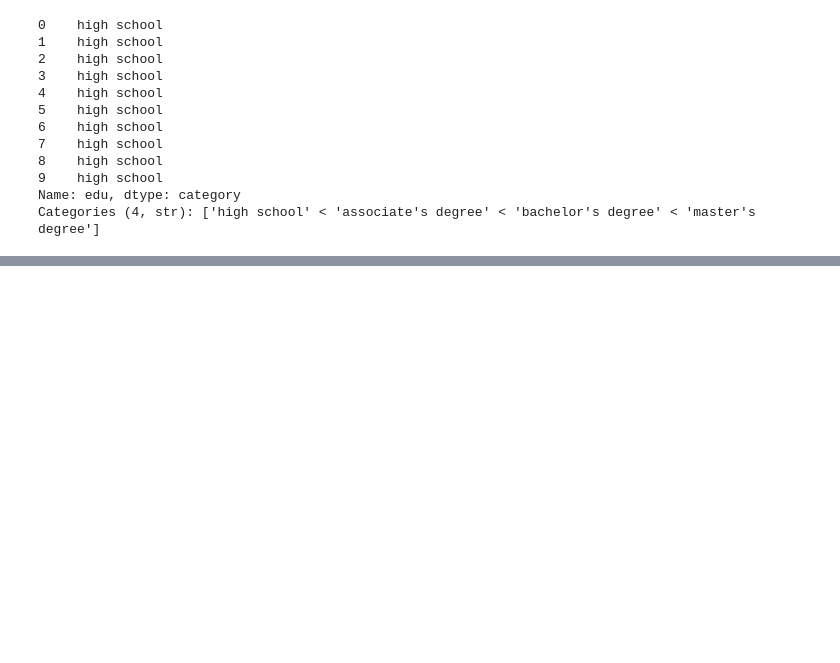
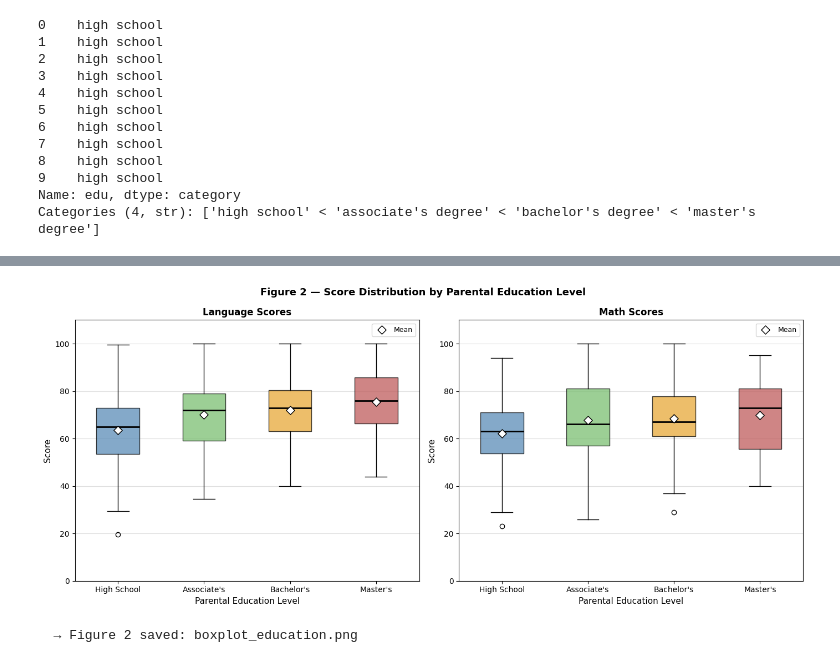
Before and after one commit to adamghrty4/tu-pr, a Jupyter notebook: Desktop/DR_UNI_PR/src/question2.ipynb, the cells around one changed output, grey strips where cells are left out. Drawn from its saved outputs; the diff is of its cells as text; code cells hidden in the pictures; blank space fills up the shorter version.

```diff
--- a/Desktop/DR_UNI_PR/src/question2.ipynb
+++ b/Desktop/DR_UNI_PR/src/question2.ipynb
@@ -53,0 +96,45 @@ Categories (4, str): ['high school' < 'associate's degree' < 'bachelor's degree'
+# %%
+fig, axes = plt.subplots(1, 2, figsize=(14, 6))
+fig.suptitle('Figure 2 — Score Distribution by Parental Education Level',
+             fontsize=13, fontweight='bold')
+
+colors = ['#5B8DB8', '#7BBF72', '#E8A838', '#C05C5C']
+
+for idx, subject in enumerate(['language', 'math']):
+    ax = axes[idx]
+    sub = df[df['subject'] == subject].copy()
+    sub['edu_label'] = sub['edu'].map(edu_short)
+
+    groups = [
+        sub[sub['edu'] == lvl]['score'].values
+        for lvl in edu_order
+    ]
+
+    bp = ax.boxplot(groups, patch_artist=True, widths=0.5,
+                    medianprops=dict(color='black', linewidth=2))
+
+    for patch, color in zip(bp['boxes'], colors):
+        patch.set_facecolor(color)
+        patch.set_alpha(0.75)
+
+    # Add mean markers
+    for i, grp in enumerate(groups):
+        ax.scatter(i+1, np.mean(grp), marker='D', color='white',
+                   edgecolor='black', s=60, zorder=5, label='Mean' if i==0 else '')
+
+    ax.set_xticks(range(1, 5))
+    ax.set_xticklabels(edu_labels, fontsize=10)
+    ax.set_title(f'{subject.title()} Scores', fontsize=12, fontweight='bold')
+    ax.set_ylabel('Score', fontsize=11)
+    ax.set_xlabel('Parental Education Level', fontsize=11)
+    ax.set_ylim(0, 110)
+    ax.legend(fontsize=9)
+    ax.grid(axis='y', alpha=0.4)
+
+plt.tight_layout()
+plt.savefig('boxplot_education.png', dpi=150, bbox_inches='tight')
+plt.show()
+print("  → Figure 2 saved: boxplot_education.png")
+# %% [output]
+[figure, added]
+  → Figure 2 saved: boxplot_education.png
```
Also changed, not shown: parts of 6 cells of this notebook, 1 other file.
